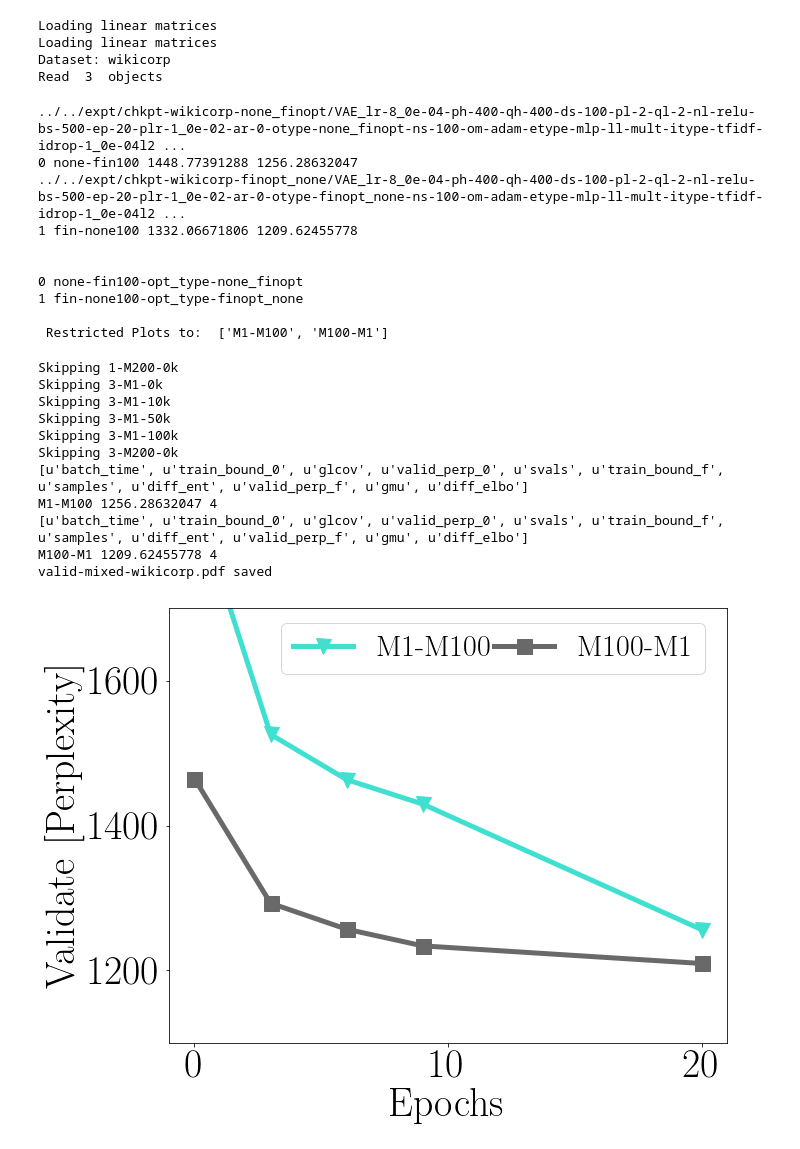
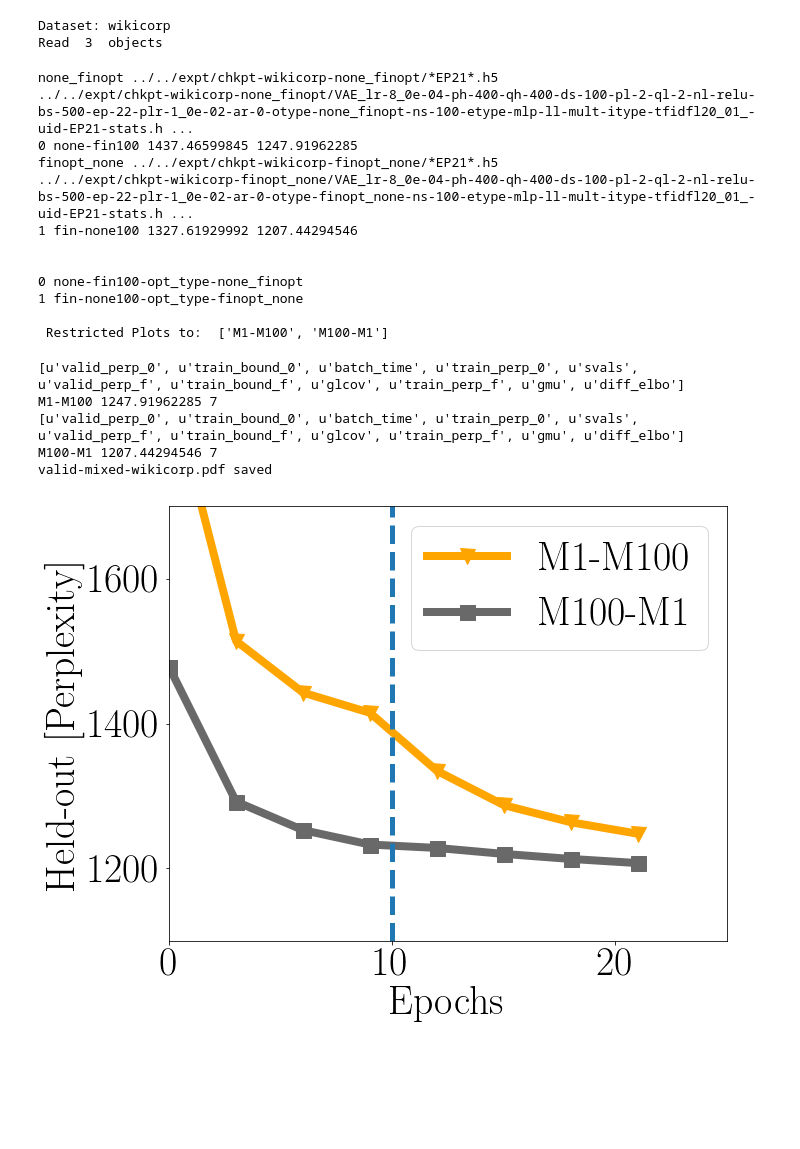
Before and after one commit to rahulk90/vae_sparse, a Jupyter notebook: ipynb/bow_text/VisualizeTrainValidCurves-mixedTraining.ipynb, the cells around one changed output. Cells and saved outputs as stored; diff of their text form; code cells hidden in the pictures; blank space fills up the shorter version.

```diff
--- a/ipynb/bow_text/VisualizeTrainValidCurves-mixedTraining.ipynb
+++ b/ipynb/bow_text/VisualizeTrainValidCurves-mixedTraining.ipynb
@@ -1,6 +1,6 @@
 # %%
 #Visualize Samples from the model
-import sys,os,glob
+import sys, os, glob
 from collections import OrderedDict
 sys.path.append('../../')
 import numpy as np
@@ -23,7 +23,7 @@ from optvaeutils.viz import getName
 subdirectories = ['none_finopt','finopt_none']
 
 #DIR = '../../expt/results_dec19/chkpt-rcv2_miao-';MAXEPOCH='200'
-DIR = '../../expt/chkpt-wikicorp-';MAXEPOCH='20'
+DIR = '../../expt/chkpt-wikicorp-';MAXEPOCH='21'
 
 short_names = {}
 if os.path.exists('../../optvaeutils/default-hmap.pkl'):
@@ -58,8 +58,6 @@ print 'Dataset:', dataset
 dset = loadDataset_OVAE(dataset)
 NLL_train_prob, NLL_valid_prob = np.nan,np.nan
 # %% [output]
-Loading linear matrices
-Loading linear matrices
 Dataset: wikicorp
 Read  3  objects
 # %%
@@ -69,6 +67,7 @@ ctr = 0
 
 results = {}
 for sdir in subdirectories:
+    print sdir,DIR+sdir+'/*EP'+MAXEPOCH+'*.h5'
     for f in glob.glob(DIR+sdir+'/*EP'+MAXEPOCH+'*.h5'):
         print f,
         if 'normalize' in f:
@@ -128,10 +127,12 @@ for idx,name in enumerate(names):
 
 print '\n Restricted Plots to: ',names
 # %% [output]
-../../expt/chkpt-wikicorp-none_finopt/VAE_lr-8_0e-04-ph-400-qh-400-ds-100-pl-2-ql-2-nl-relu-bs-500-ep-20-plr-1_0e-02-ar-0-otype-none_finopt-ns-100-om-adam-etype-mlp-ll-mult-itype-tfidf-idrop-1_0e-04l2 ...
-0 none-fin100 1448.77391288 1256.28632047
-../../expt/chkpt-wikicorp-finopt_none/VAE_lr-8_0e-04-ph-400-qh-400-ds-100-pl-2-ql-2-nl-relu-bs-500-ep-20-plr-1_0e-02-ar-0-otype-finopt_none-ns-100-om-adam-etype-mlp-ll-mult-itype-tfidf-idrop-1_0e-04l2 ...
-1 fin-none100 1332.06671806 1209.62455778
+none_finopt ../../expt/chkpt-wikicorp-none_finopt/*EP21*.h5
+../../expt/chkpt-wikicorp-none_finopt/VAE_lr-8_0e-04-ph-400-qh-400-ds-100-pl-2-ql-2-nl-relu-bs-500-ep-22-plr-1_0e-02-ar-0-otype-none_finopt-ns-100-etype-mlp-ll-mult-itype-tfidfl20_01_-uid-EP21-stats.h ...
+0 none-fin100 1437.46599845 1247.91962285
+finopt_none ../../expt/chkpt-wikicorp-finopt_none/*EP21*.h5
+../../expt/chkpt-wikicorp-finopt_none/VAE_lr-8_0e-04-ph-400-qh-400-ds-100-pl-2-ql-2-nl-relu-bs-500-ep-22-plr-1_0e-02-ar-0-otype-finopt_none-ns-100-etype-mlp-ll-mult-itype-tfidfl20_01_-uid-EP21-stats.h ...
+1 fin-none100 1327.61929992 1207.44294546
 
 
 0 none-fin100-opt_type-none_finopt
@@ -142,26 +143,14 @@ print '\n Restricted Plots to: ',names
 #Visualize Training Curves (train/valid/test)
 NS = 'M100'
 if 'wikicorp' in dataset:
-    NS = 'M200'
+    NS = 'M100'
 
 colorFinal = OrderedDict()
 #colorFinal['1-M1-anneal-0']    =  'r'
-colorFinal['1-'+NS+'-0k']= 'orange'
-colorFinal['3-M1-0k']  =  'navy'
-colorFinal['3-M1-10k'] =  'green'
-colorFinal['3-M1-50k'] =  'brown'
-colorFinal['3-M1-100k']=  'turquoise'
-colorFinal['3-'+NS+'-0k']=  'dimgrey'
-colorFinal['M1-M100']=  'turquoise'
+colorFinal['M1-M100']=  'orange'
 colorFinal['M100-M1']=  'dimgrey'
 markerFinal = OrderedDict()
 #markerFinal['1-M1-anneal0']      =  'o'
-markerFinal['1-'+NS+'-0k']  =  '*'
-markerFinal['3-M1-0k']    =  's'
-markerFinal['3-M1-10k']   =  '<'
-markerFinal['3-M1-50k']   =  '>'
-markerFinal['3-M1-100k']  =  'v'
-markerFinal['3-'+NS+'-0k']  =  's'
 markerFinal['M1-M100']  =  'v'
 markerFinal['M100-M1']  =  's'
 
@@ -175,48 +164,44 @@ for name in markerFinal:#['1-M1','1-'+NS,'3-M1','3-'+NS]:
     print data.keys()
     if 'valid_perp_bound_0' in data:
         valid_bound_0 = data['valid_perp_bound_0']
         valid_bound_f = data['valid_perp_bound_f']
     elif 'valid_perp_0' in data:
         valid_bound_0 = data['valid_perp_0']
         valid_bound_f = data['valid_perp_f']
     else:
         valid_bound_0 = data['valid_bound_0']
         valid_bound_f = data['valid_bound_f']
     print name,np.min(valid_bound_f[:,1]),np.argmin(valid_bound_f[:,1])
     MARKER = markerFinal[name]
     COLOR  = colorFinal[name]
 
     #ax.plot(valid_bound_0[:,0],valid_bound_0[:,1],'--',color=COLOR,marker = MARKER)
-    ax.plot(valid_bound_f[:,0],valid_bound_f[:,1],marker = MARKER,color=COLOR,label=name)
+    ax.plot(valid_bound_f[:,0],valid_bound_f[:,1],lw=8,marker = MARKER,color=COLOR,label=name)
 
-ax.set_ylabel('Validate [Perplexity]')
+ax.axvline(x=10,linestyle='--')
+ax.set_ylabel('Held-out [Perplexity]')
 ax.set_xlabel('Epochs')
 ax.hlines(NLL_valid_prob, 0, ax.get_xlim()[1], linestyles='dashdot',colors='k')
 if 'rcv2' in dataset:
     ax.set_xlim([0,200])
     ax.set_ylim([300,600])
-    ax.legend(loc='upper center', bbox_to_anchor=(.58, 1.),ncol=2,columnspacing=0.1,fontsize=30)
+    ax.legend(loc='upper center', bbox_to_anchor=(.58, 1.),ncol=2,columnspacing=0.1,fontsize=40)
 if 'wikicorp' in dataset:
     ax.set_ylim([1100,1700])
-    ax.legend(loc='upper center', bbox_to_anchor=(.58, 1.),ncol=2,columnspacing=0.1,fontsize=30)
+    ax.set_xlim([0,25])
+    ax.legend(loc='upper center', bbox_to_anchor=(.7, 1.),ncol=1,columnspacing=0.1,fontsize=40)
     ax.set_xticks(np.arange(0,int(MAXEPOCH)+1,10))
 
 fname = 'valid-mixed-'+dataset+'.pdf'
 print fname,'saved'
 plt.savefig(fname,bbox_inches='tight')
 # %% [output]
-Skipping 1-M200-0k
-Skipping 3-M1-0k
-Skipping 3-M1-10k
-Skipping 3-M1-50k
-Skipping 3-M1-100k
-Skipping 3-M200-0k
-[u'batch_time', u'train_bound_0', u'glcov', u'valid_perp_0', u'svals', u'train_bound_f', u'samples', u'diff_ent', u'valid_perp_f', u'gmu', u'diff_elbo']
-M1-M100 1256.28632047 4
-[u'batch_time', u'train_bound_0', u'glcov', u'valid_perp_0', u'svals', u'train_bound_f', u'samples', u'diff_ent', u'valid_perp_f', u'gmu', u'diff_elbo']
-M100-M1 1209.62455778 4
+[u'valid_perp_0', u'train_bound_0', u'batch_time', u'train_perp_0', u'svals', u'valid_perp_f', u'train_bound_f', u'glcov', u'train_perp_f', u'gmu', u'diff_elbo']
+M1-M100 1247.91962285 7
+[u'valid_perp_0', u'train_bound_0', u'batch_time', u'train_perp_0', u'svals', u'valid_perp_f', u'train_bound_f', u'glcov', u'train_perp_f', u'gmu', u'diff_elbo']
+M100-M1 1207.44294546 7
 valid-mixed-wikicorp.pdf saved
-[figure, old version]
+[figure, new version]
 # %%
 #Visualize Training Curves (train/valid/test)
 fig,axlist     = plt.subplots(1,1,figsize=(10,8))
```
Also changed, not shown: parts of 3 cells of this notebook, 9 other files.
